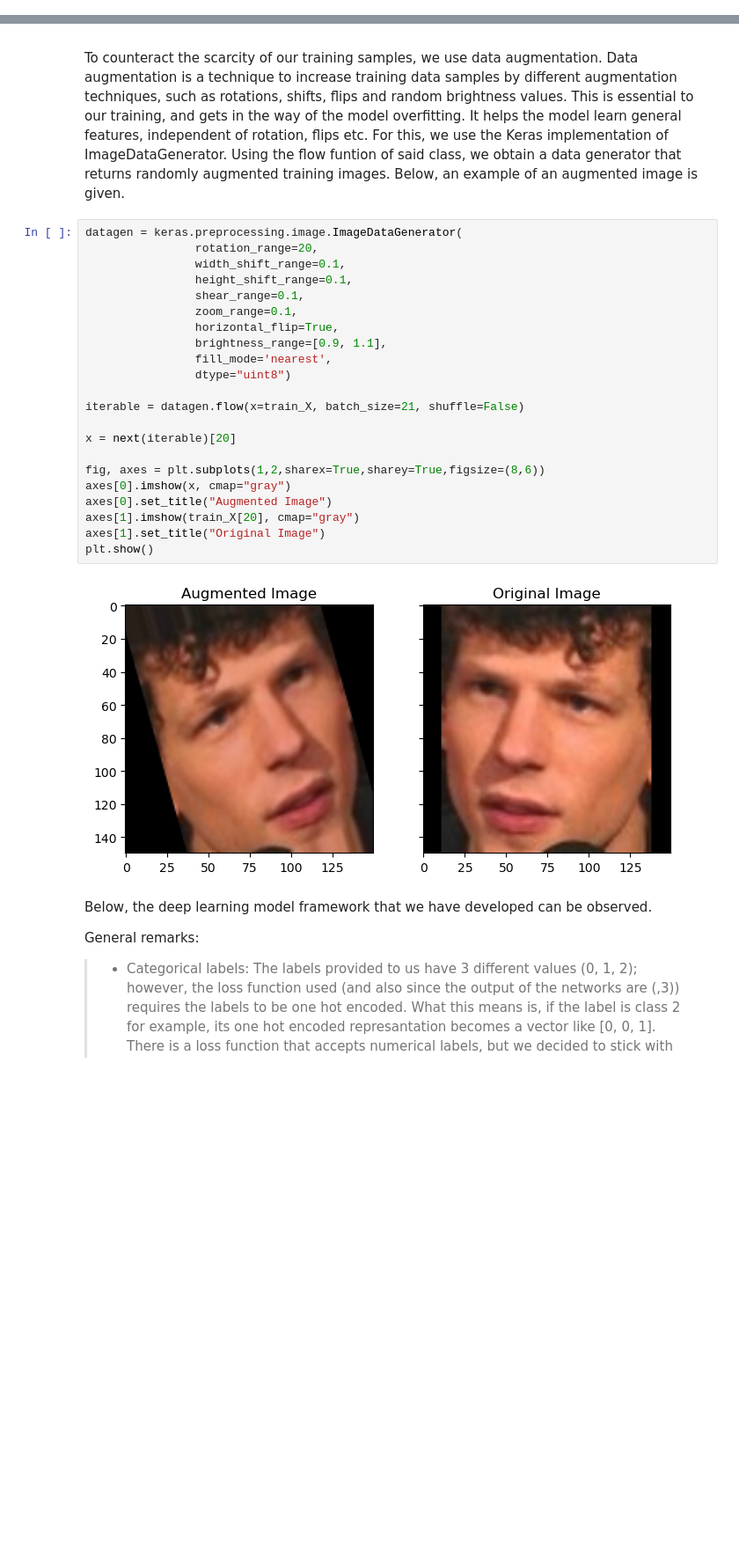
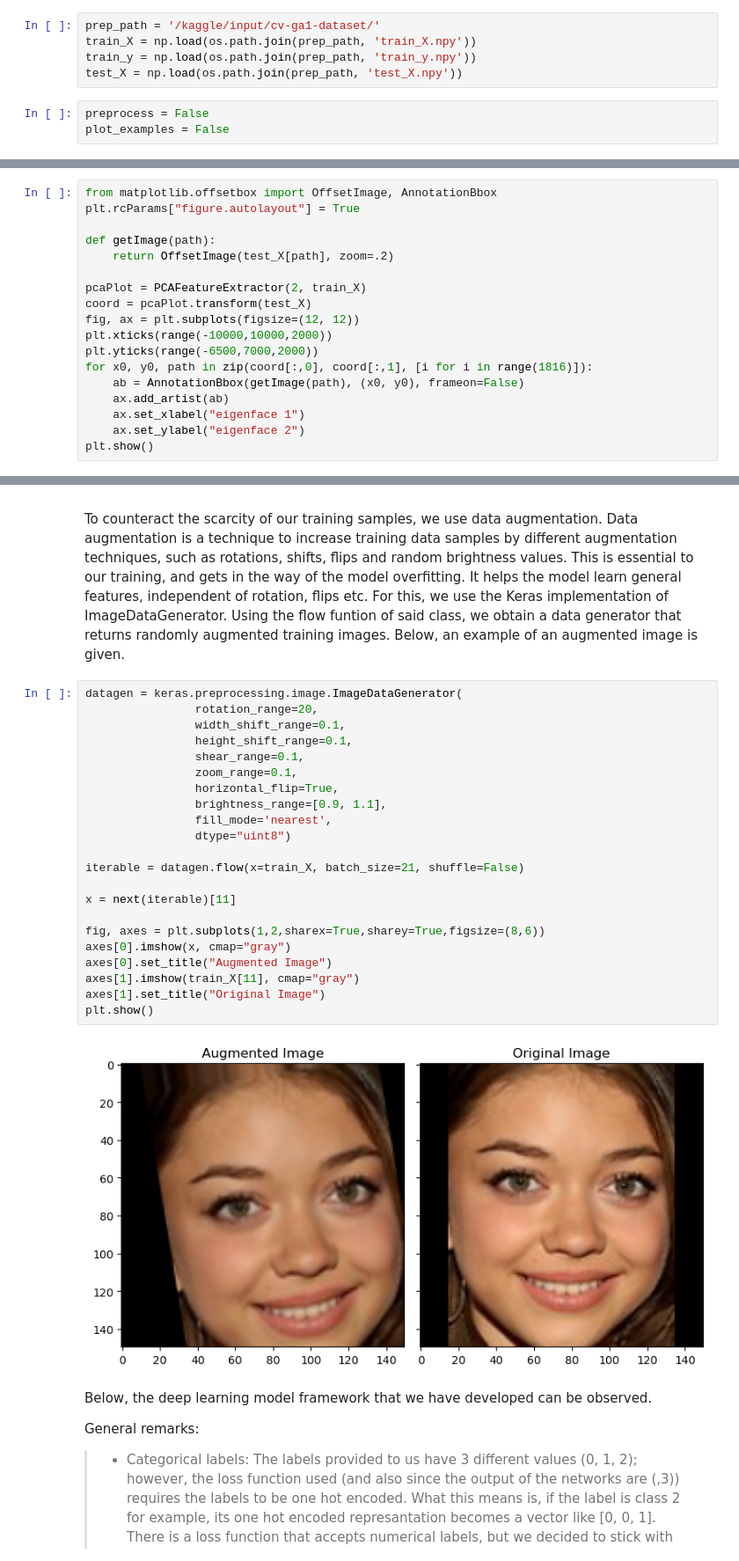
Before and after one commit to egeozanozyedek/cv_ga1, a Jupyter notebook: cv-ga1.ipynb, the cells around one changed output, grey strips where cells are left out. Shown at 88% size. Drawn from its saved outputs; the diff is of its cells as text; blank space fills up the shorter version.

Commit message:
Kaggle Notebook | cv_ga1 | Version 75

```diff
--- a/cv-ga1.ipynb
+++ b/cv-ga1.ipynb
@@ -184 +211,9 @@ Mention why we hand pick some labels
+# %%
+prep_path = '/kaggle/input/cv-ga1-dataset/'
+train_X = np.load(os.path.join(prep_path, 'train_X.npy'))
+train_y = np.load(os.path.join(prep_path, 'train_y.npy'))
+test_X = np.load(os.path.join(prep_path, 'test_X.npy'))
+# %%
+preprocess = False
+plot_examples = False
 # %%
@@ -587,0 +690,18 @@ for i in range(len(facematrix)):
+# %%
+from matplotlib.offsetbox import OffsetImage, AnnotationBbox
+plt.rcParams["figure.autolayout"] = True
+
+def getImage(path):
+    return OffsetImage(test_X[path], zoom=.2)
+
+pcaPlot = PCAFeatureExtractor(2, train_X)
+coord = pcaPlot.transform(test_X)
+fig, ax = plt.subplots(figsize=(12, 12))
+plt.xticks(range(-10000,10000,2000))
+plt.yticks(range(-6500,7000,2000))
+for x0, y0, path in zip(coord[:,0], coord[:,1], [i for i in range(1816)]):
+    ab = AnnotationBbox(getImage(path), (x0, y0), frameon=False)
+    ax.add_artist(ab)
+    ax.set_xlabel("eigenface 1")
+    ax.set_ylabel("eigenface 2")
+plt.show()
@@ -750,27 +1044,27 @@ To counteract the scarcity of our training samples, we use data augmentation. Da
 # %%
 datagen = keras.preprocessing.image.ImageDataGenerator(
                 rotation_range=20,
                 width_shift_range=0.1,
                 height_shift_range=0.1,
                 shear_range=0.1,
                 zoom_range=0.1,
                 horizontal_flip=True,
                 brightness_range=[0.9, 1.1],
                 fill_mode='nearest',
                 dtype="uint8")
 
 iterable = datagen.flow(x=train_X, batch_size=21, shuffle=False)
 
-x = next(iterable)[20]
+x = next(iterable)[11]
 
 fig, axes = plt.subplots(1,2,sharex=True,sharey=True,figsize=(8,6))
 axes[0].imshow(x, cmap="gray")
 axes[0].set_title("Augmented Image")
-axes[1].imshow(train_X[20], cmap="gray")
+axes[1].imshow(train_X[11], cmap="gray")
 axes[1].set_title("Original Image")
 plt.show()
 # %% [output]
-[figure, old version]
+[figure, new version]
 # %% [markdown]
 
 
```
Also changed, not shown: parts of 63 cells of this notebook.
